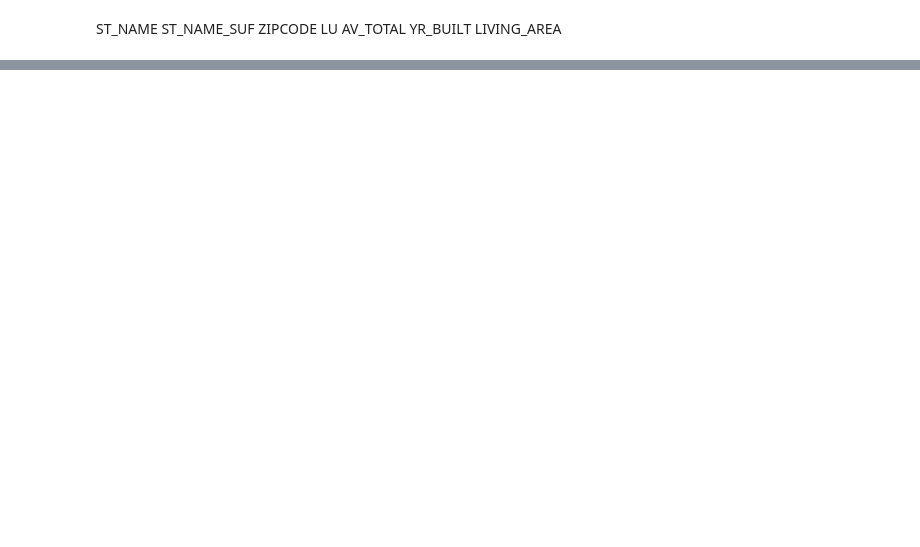
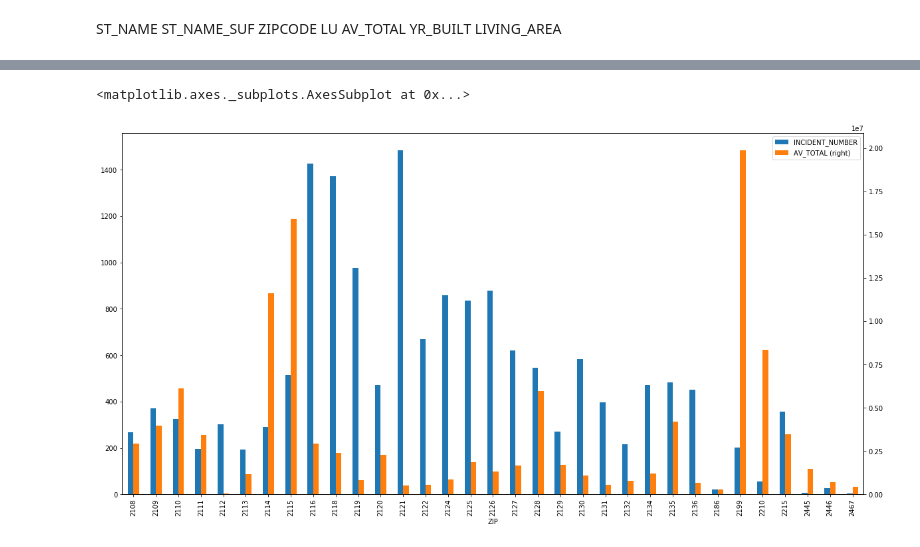
Before and after one commit to mitresh95/ImpactOfCrimeOnHousing, a Jupyter notebook: HousingData.ipynb, the cells around one changed output, grey strips where cells are left out. Saved outputs shown, nothing was run; the diff lists cells and outputs as text; code cells hidden in the pictures; blank space fills up the shorter version.

```diff
--- a/HousingData.ipynb
+++ b/HousingData.ipynb
@@ -58,0 +147,4 @@ len(zipcode_grpby)
+# %%
+zipcode_grpby_2018 = pd.DataFrame(housing_data_2018.groupby(['ZIPCODE']).mean()['AV_TOTAL'])
+zipcode_grpby_2018.index.names = ['ZIP']
+zipcode_grpby_2018
@@ -58,0 +170,3 @@ len(zipcode_grpby)
+# %%
+crime_data_zip_code_2018 = crime_data_zip_code_2018.reset_index()
+zipcode_grpby_2018 = zipcode_grpby_2018.reset_index()
@@ -58,0 +190,4 @@ len(zipcode_grpby)
+# %%
+zipcode_grpby_2018.ZIP = zipcode_grpby_2018.ZIP.map(lambda x:int(x))
+# %%
+merged = crime_data_zip_code_2018.merge(zipcode_grpby_2018, how='inner', on='ZIP')
@@ -58,0 +203,5 @@ len(zipcode_grpby)
+# %%
+merged.plot(kind='bar', x='ZIP', secondary_y='AV_TOTAL', figsize=(20, 10))
+# %% [output]
+<matplotlib.axes._subplots.AxesSubplot at 0x...>
+[figure, added]
```
Also changed, not shown: parts of 15 cells of this notebook.
